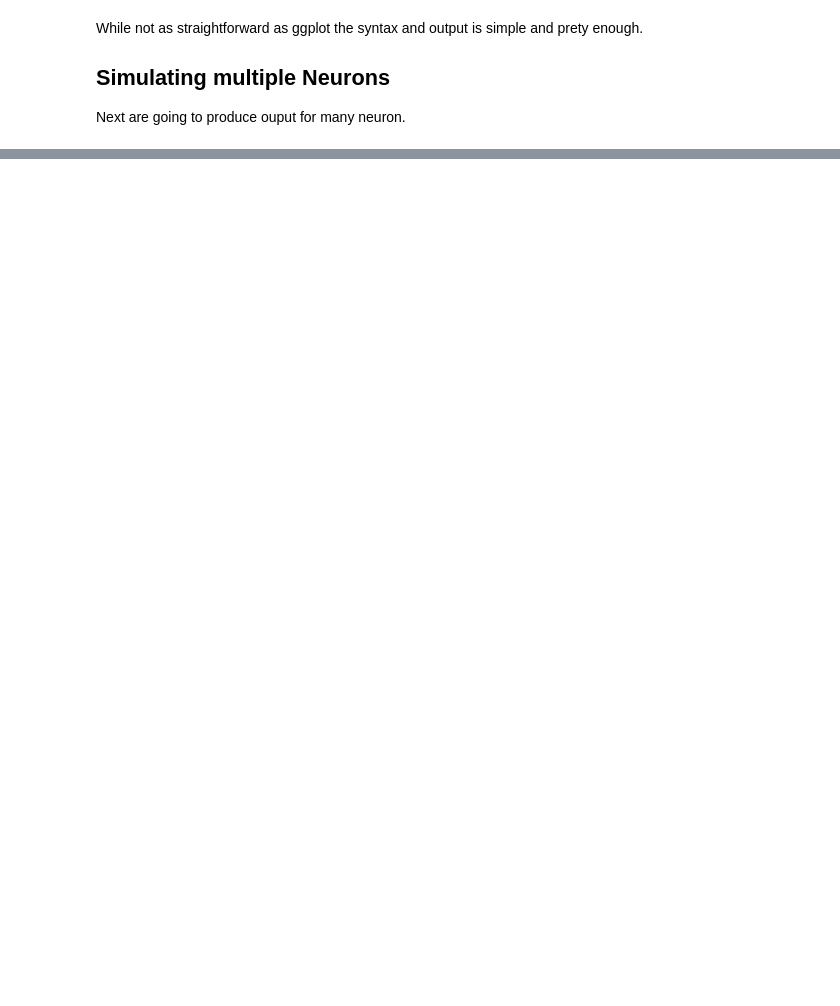
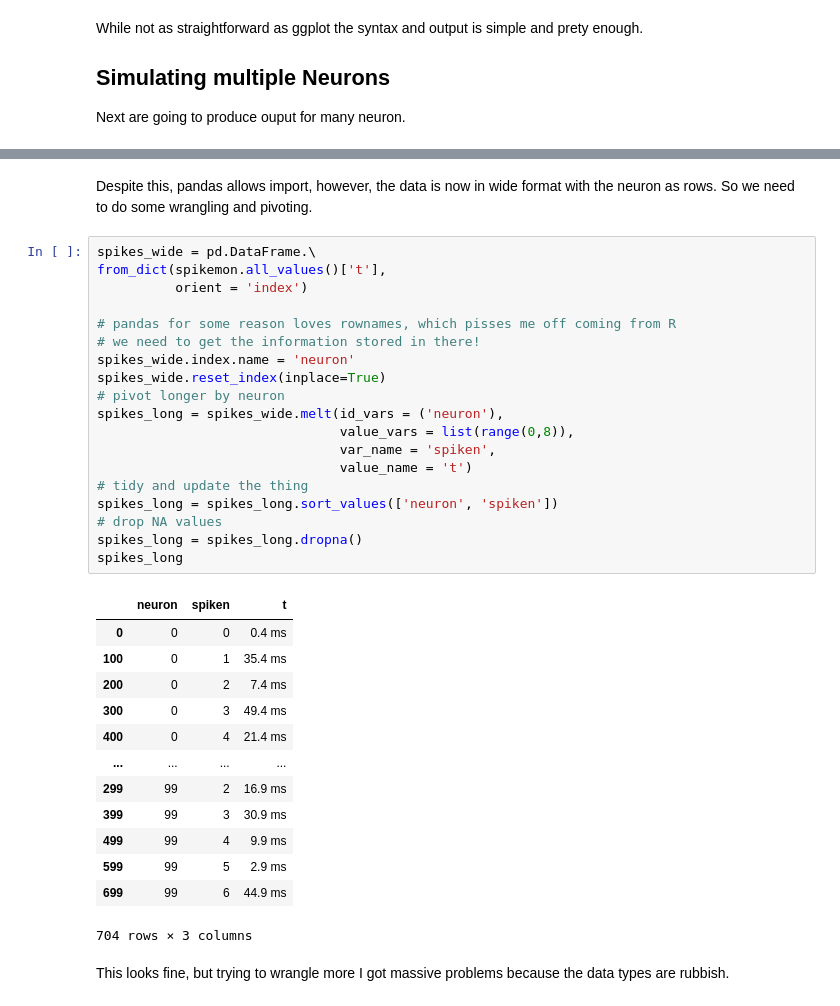
Before and after one commit to linusconrad/neurodynamics-learning, a Jupyter notebook: Linus-neurodyn-notes.ipynb, the cells around one changed output, grey strips where cells are left out. Cells and saved outputs as stored; diff of their text form; blank space fills up the shorter version.

```diff
--- a/Linus-neurodyn-notes.ipynb
+++ b/Linus-neurodyn-notes.ipynb
@@ -238,0 +246,38 @@ Tidying should therefore be easy.
+# %% [markdown]
+Despite this, pandas allows import, however, the data is now in wide format with the neuron as rows.
+So we need to do some wrangling and pivoting.
+# %%
+spikes_wide = pd.DataFrame.\
+from_dict(spikemon.all_values()['t'],
+          orient = 'index')
+
+# pandas for some reason loves rownames, which pisses me off coming from R
+# we need to get the information stored in there!
+spikes_wide.index.name = 'neuron'
+spikes_wide.reset_index(inplace=True)
+# pivot longer by neuron
+spikes_long = spikes_wide.melt(id_vars = ('neuron'),
+                               value_vars = list(range(0,8)),
+                               var_name = 'spiken',
+                               value_name = 't')
+# tidy and update the thing
+spikes_long = spikes_long.sort_values(['neuron', 'spiken'])
+# drop NA values
+spikes_long = spikes_long.dropna()
+spikes_long
+# %% [output]
+|  | neuron | spiken | t |
+| 0 | 0 | 0 | 0.4 ms |
+| 100 | 0 | 1 | 35.4 ms |
+| 200 | 0 | 2 | 7.4 ms |
+| 300 | 0 | 3 | 49.4 ms |
+| 400 | 0 | 4 | 21.4 ms |
+| ... | ... | ... | ... |
+| 299 | 99 | 2 | 16.9 ms |
+| 399 | 99 | 3 | 30.9 ms |
+| 499 | 99 | 4 | 9.9 ms |
+| 599 | 99 | 5 | 2.9 ms |
+| 699 | 99 | 6 | 44.9 ms |
+704 rows × 3 columns
+# %% [markdown]
+This looks fine, but trying to wrangle more I got massive problems because the data types are rubbish.
```
Also changed, not shown: parts of 4 cells of this notebook, 1 other file.
